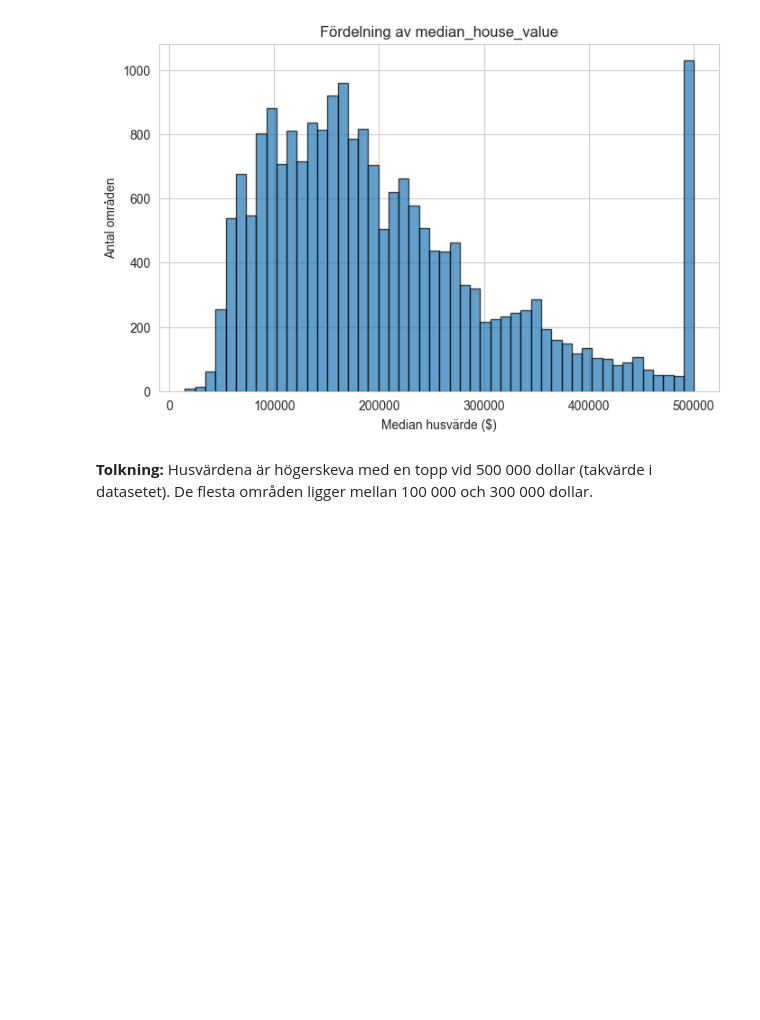
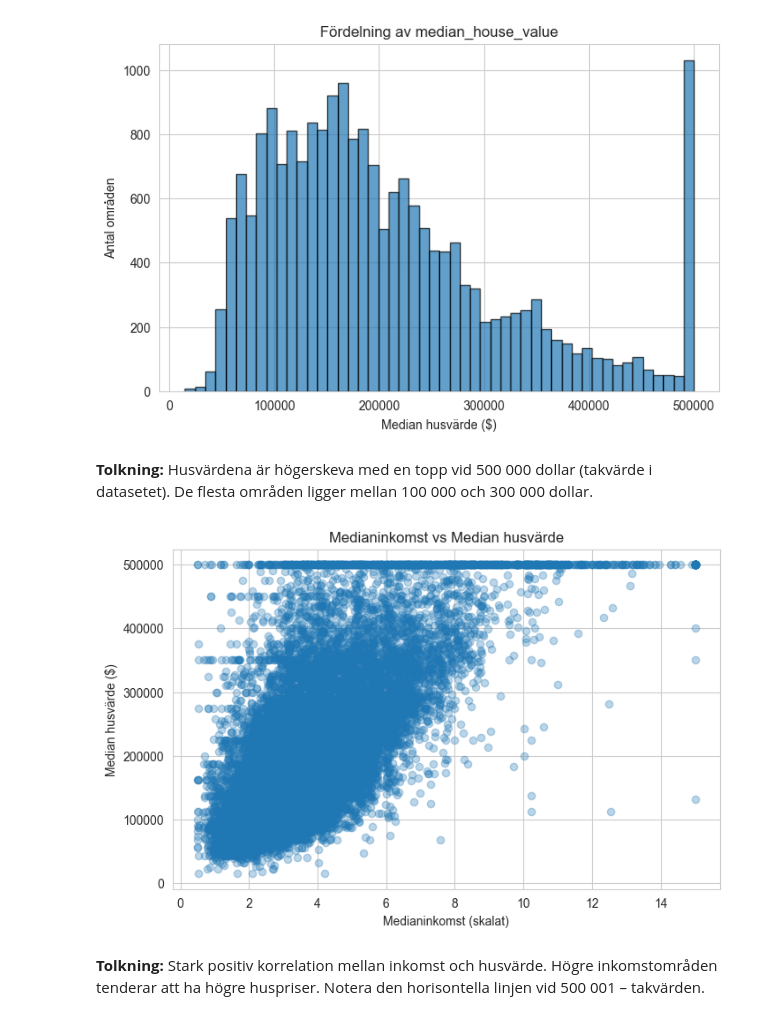
Before and after one commit to SoroushGReza/california-housing-classification, a Jupyter notebook: ML_Uppgift1_Soroush_Gholamreza.ipynb, the cells around one changed output. Saved outputs shown, nothing was run; the diff lists cells and outputs as text; code cells hidden in the pictures; blank space fills up the shorter version.

Commit message:
Figur 2 – inkomst vs husvärde

```diff
--- a/ML_Uppgift1_Soroush_Gholamreza.ipynb
+++ b/ML_Uppgift1_Soroush_Gholamreza.ipynb
@@ -105,3 +105,14 @@ plt.show()
 [figure]
 # %% [markdown]
 **Tolkning:** Husvärdena är högerskeva med en topp vid 500 000 dollar (takvärde i datasetet). De flesta områden ligger mellan 100 000 och 300 000 dollar.
+# %%
+plt.figure(figsize=(8,5))
+plt.scatter(df_eda['median_income'], df['median_house_value'], alpha=0.3)
+plt.title('Medianinkomst vs Median husvärde')
+plt.xlabel('Medianinkomst (skalat)')
+plt.ylabel('Median husvärde ($)')
+plt.show()
+# %% [output]
+[figure, added]
+# %% [markdown]
+**Tolkning:** Stark positiv korrelation mellan inkomst och husvärde. Högre inkomstområden tenderar att ha högre huspriser. Notera den horisontella linjen vid 500 001 – takvärden.
```
